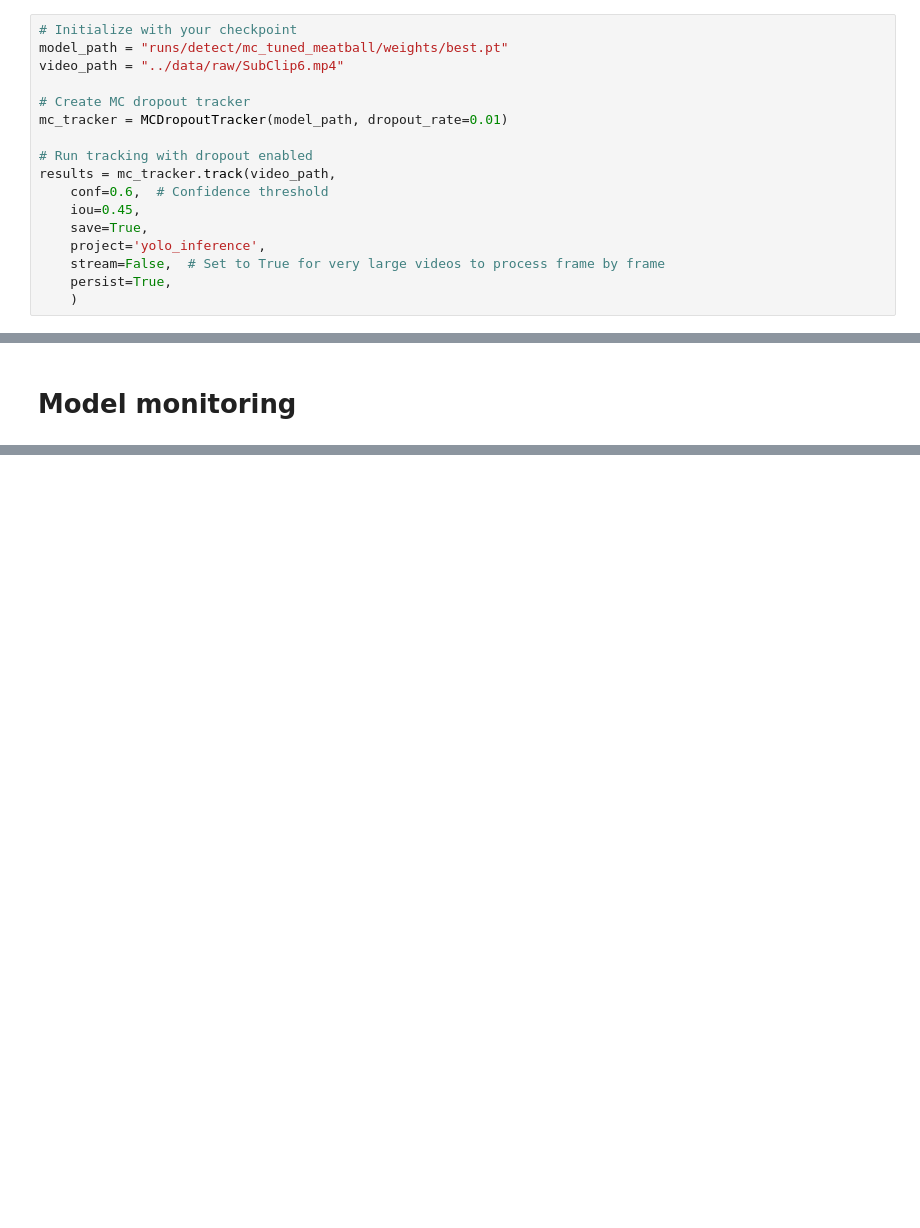
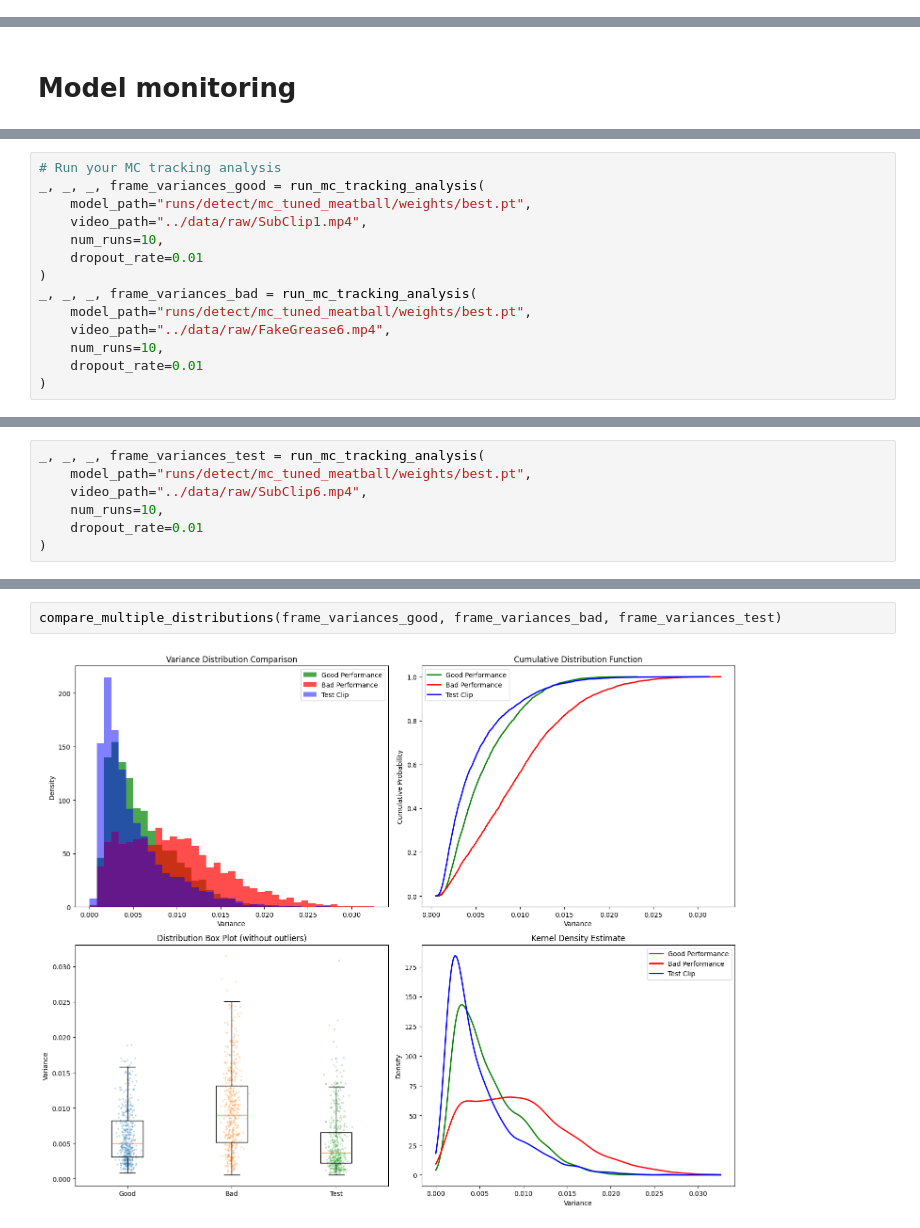
Before and after one commit to FactbirdHQ/auto-annotation-sam, a Jupyter notebook: notebooks/uncertainty_yolo.ipynb, the cells around one changed output, grey strips where cells are left out. Cells and saved outputs as stored; diff of their text form; blank space fills up the shorter version.

Commit message:
Bayesian Yolo Monitor

```diff
--- a/notebooks/uncertainty_yolo.ipynb
+++ b/notebooks/uncertainty_yolo.ipynb
@@ -836,20 +836,3 @@ Closing dataloader mosaic
       Epoch    GPU_mem   box_loss   cls_loss   dfl_loss  Instances       Size
                    all         40       2118      0.993      0.998      0.995      0.748
 ... (13 outputs left out)
-# %%
-# Initialize with your checkpoint
-model_path = "runs/detect/mc_tuned_meatball/weights/best.pt"
-video_path = "../data/raw/SubClip6.mp4"
-
-# Create MC dropout tracker
-mc_tracker = MCDropoutTracker(model_path, dropout_rate=0.01)
-
-# Run tracking with dropout enabled
-results = mc_tracker.track(video_path,
-    conf=0.6,  # Confidence threshold
-    iou=0.45,
-    save=True,
-    project='yolo_inference',
-    stream=False,  # Set to True for very large videos to process frame by frame
-    persist=True,
-    )
@@ -1849,0 +1272,14 @@ def find_optimal_baseline_size(good_clips, problem_clips, min_size=2, max_size=N
+# %%
+# Run your MC tracking analysis
+_, _, _, frame_variances_good = run_mc_tracking_analysis(
+    model_path="runs/detect/mc_tuned_meatball/weights/best.pt",
+    video_path="../data/raw/SubClip1.mp4",
+    num_runs=10,
+    dropout_rate=0.01
+)
+_, _, _, frame_variances_bad = run_mc_tracking_analysis(
+    model_path="runs/detect/mc_tuned_meatball/weights/best.pt",
+    video_path="../data/raw/FakeGrease6.mp4",
+    num_runs=10,
+    dropout_rate=0.01
+)
@@ -1849,0 +1304,7 @@ def find_optimal_baseline_size(good_clips, problem_clips, min_size=2, max_size=N
+# %%
+_, _, _, frame_variances_test = run_mc_tracking_analysis(
+    model_path="runs/detect/mc_tuned_meatball/weights/best.pt",
+    video_path="../data/raw/SubClip6.mp4",
+    num_runs=10,
+    dropout_rate=0.01
+)
@@ -1849,0 +1329,4 @@ def find_optimal_baseline_size(good_clips, problem_clips, min_size=2, max_size=N
+# %%
+compare_multiple_distributions(frame_variances_good, frame_variances_bad, frame_variances_test)
+# %% [output]
+[figure, added]
```
Also changed, not shown: parts of 18 cells of this notebook, 7 other files.
